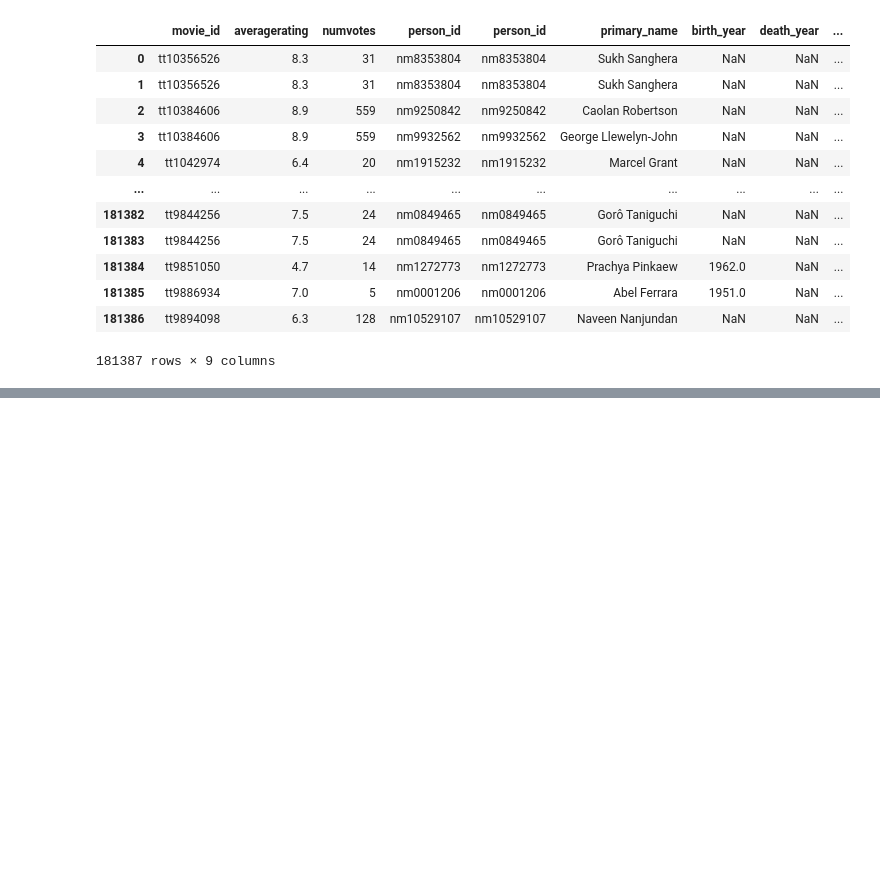
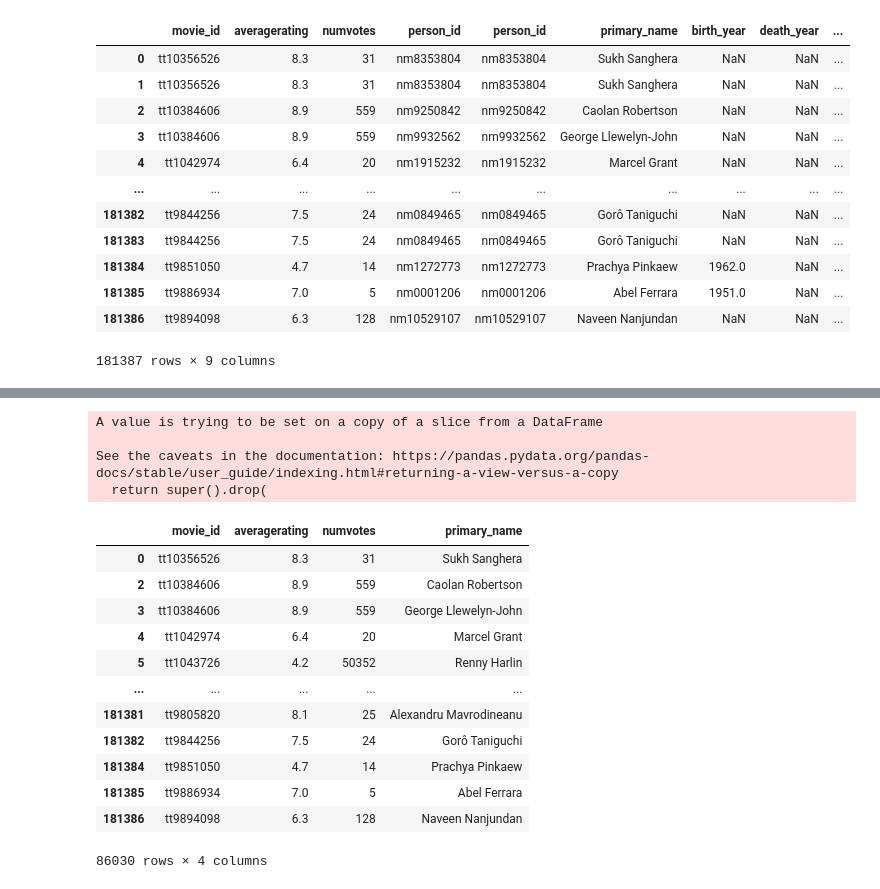
Before and after one commit to ZeejahWaseem/Capstone_Project, a Jupyter notebook: Notebooks/Hannah_Folder/Hannah.ipynb, the cells around one changed output, grey strips where cells are left out. Saved outputs shown, nothing was run; the diff lists cells and outputs as text; code cells hidden in the pictures; blank space fills up the shorter version.

```diff
--- a/Notebooks/Hannah_Folder/Hannah.ipynb
+++ b/Notebooks/Hannah_Folder/Hannah.ipynb
@@ -86,0 +69,23 @@ df_directors.tail(20)
+# %%
+df_duplicates.drop(columns=['death_year','birth_year', 'person_id', 'primary_profession'],inplace=True)
+# %% [output]
+A value is trying to be set on a copy of a slice from a DataFrame
+
+See the caveats in the documentation: https://pandas.pydata.org/pandas-docs/stable/user_guide/indexing.html#returning-a-view-versus-a-copy
+  return super().drop(
+# %%
+df_duplicates
+# %% [output]
+|  | movie_id | averagerating | numvotes | primary_name |
+| 0 | tt10356526 | 8.3 | 31 | Sukh Sanghera |
+| 2 | tt10384606 | 8.9 | 559 | Caolan Robertson |
+| 3 | tt10384606 | 8.9 | 559 | George Llewelyn-John |
+| 4 | tt1042974 | 6.4 | 20 | Marcel Grant |
+| 5 | tt1043726 | 4.2 | 50352 | Renny Harlin |
+| ... | ... | ... | ... | ... |
+| 181381 | tt9805820 | 8.1 | 25 | Alexandru Mavrodineanu |
+| 181382 | tt9844256 | 7.5 | 24 | Gorô Taniguchi |
+| 181384 | tt9851050 | 4.7 | 14 | Prachya Pinkaew |
+| 181385 | tt9886934 | 7.0 | 5 | Abel Ferrara |
+| 181386 | tt9894098 | 6.3 | 128 | Naveen Nanjundan |
+86030 rows × 4 columns
```
Also changed, not shown: parts of 15 cells of this notebook.
